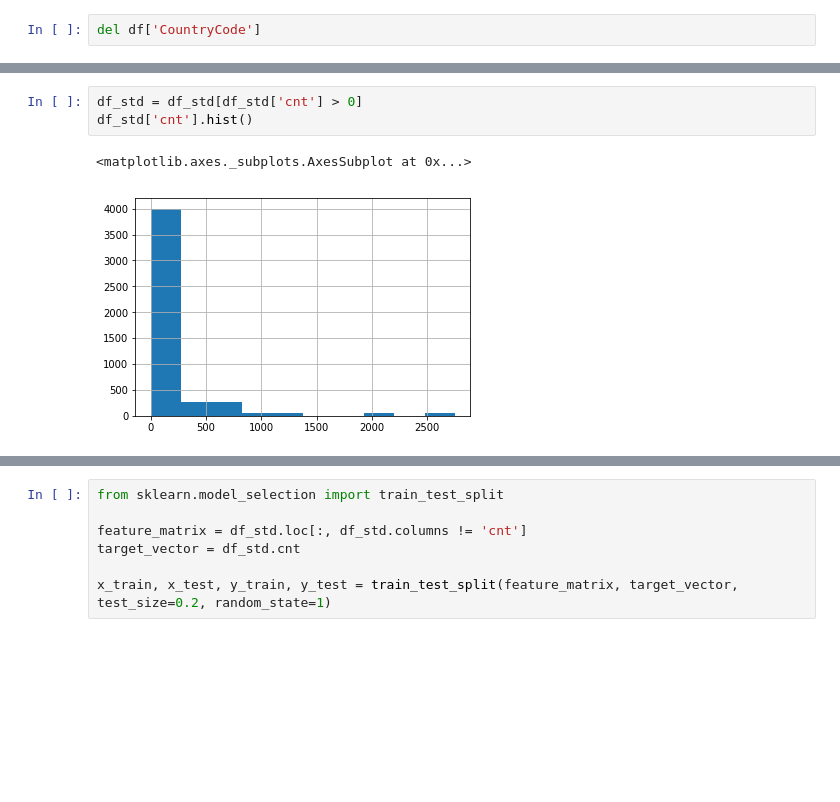
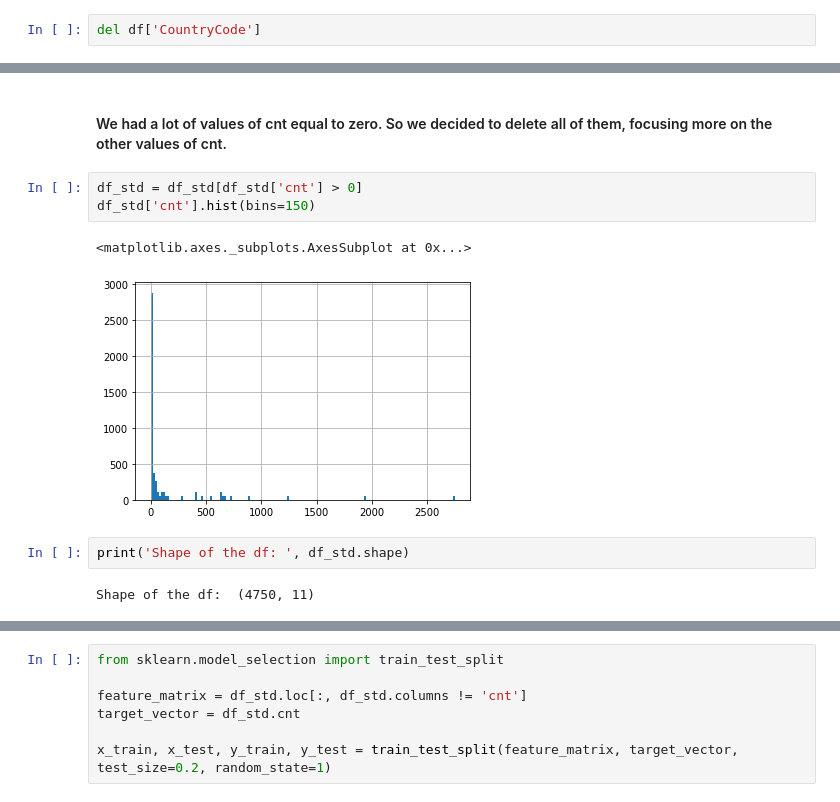
Before and after one commit to AndreaCurtoni/TerrorismDSBA, a Jupyter notebook: First hyp ML.ipynb, the cells around one changed output, grey strips where cells are left out. Cells and saved outputs as stored; diff of their text form; blank space fills up the shorter version.

```diff
--- a/First hyp ML.ipynb
+++ b/First hyp ML.ipynb
@@ -75,9 +73,15 @@ df_std = df #per non risostituire il nome della variabile ovunque
+# %% [markdown]
+#### We had a lot of values of cnt equal to zero. So we decided to delete all of them, focusing more on the other values of cnt.
 # %%
 df_std = df_std[df_std['cnt'] > 0]
-df_std['cnt'].hist()
+df_std['cnt'].hist(bins=150)
 # %% [output]
 <matplotlib.axes._subplots.AxesSubplot at 0x...>
-[figure, old version]
+[figure, new version]
+# %%
+print('Shape of the df: ', df_std.shape)
+# %% [output]
+Shape of the df:  (4750, 11)
 # %%
 corr = df_std.corr()
 sns.heatmap(corr, mask=np.zeros_like(corr, dtype=np.bool), cmap=sns.diverging_palette(220,10, as_cmap=True), square=True)
```
Also changed, not shown: parts of 31 cells of this notebook.
